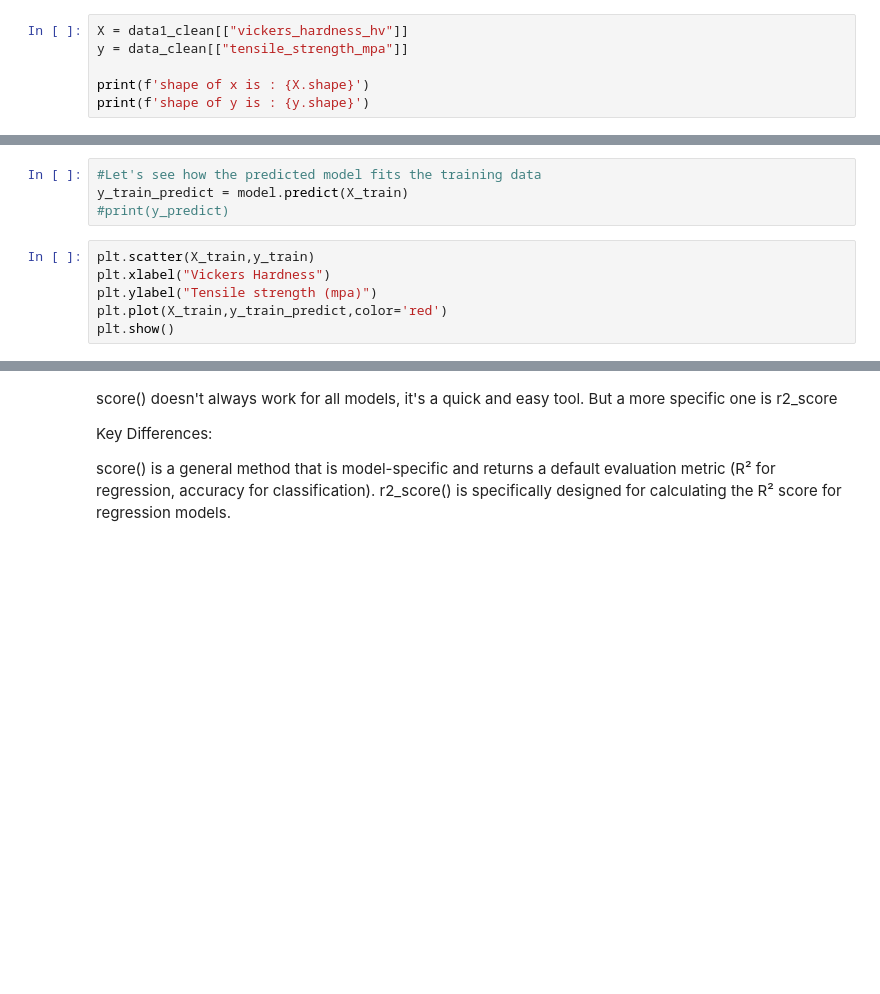
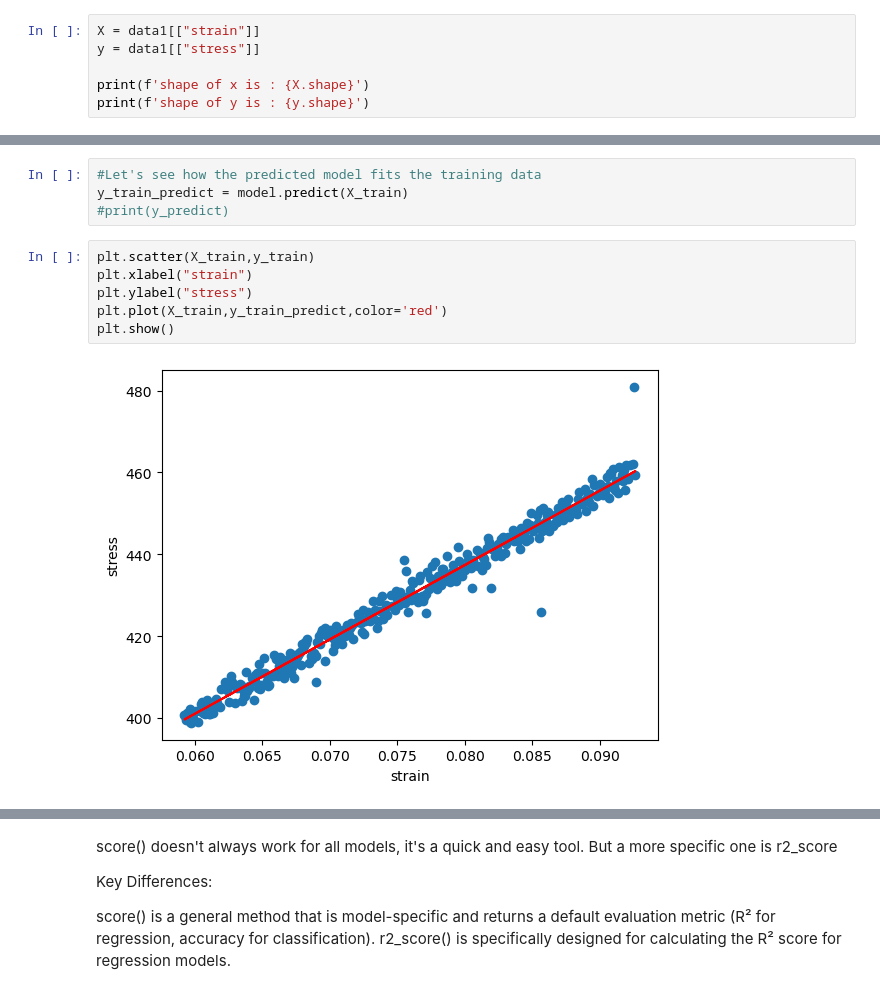
Before and after one commit to Sasani42/MLE5217-Book, a Jupyter notebook: week03-4_regression_ML.ipynb, the cells around one changed output, grey strips where cells are left out. Cells and saved outputs as stored; diff of their text form; blank space fills up the shorter version.

```diff
--- a/week03-4_regression_ML.ipynb
+++ b/week03-4_regression_ML.ipynb
@@ -130,8 +180,8 @@ Notice that the two scales x and y values are on different magnitude scales x va
 
 Let's separate the X and y variable columns into separate dataframes. - why? Because y is the target variable - what we are trying to predict. In the testing dataset, we should only feed in the X data and predict the y, before checking with the actual y data. So we need X and y separated.
 # %%
-X = data1_clean[["vickers_hardness_hv"]]
-y = data_clean[["tensile_strength_mpa"]]
+X = data1[["strain"]]
+y = data1[["stress"]]
 
 print(f'shape of x is : {X.shape}')
 print(f'shape of y is : {y.shape}')
@@ -165,10 +252,12 @@ y_train_predict = model.predict(X_train)
 #print(y_predict)
 # %%
 plt.scatter(X_train,y_train)
-plt.xlabel("Vickers Hardness")
-plt.ylabel("Tensile strength (mpa)")
+plt.xlabel("strain")
+plt.ylabel("stress")
 plt.plot(X_train,y_train_predict,color='red')
 plt.show()
+# %% [output]
+[figure, added]
 # %%
 #Let's check the score (r2 value) for the training data
 r2=model.score(X_train,y_train)
```
Also changed, not shown: parts of 37 cells of this notebook, 16 other files.
